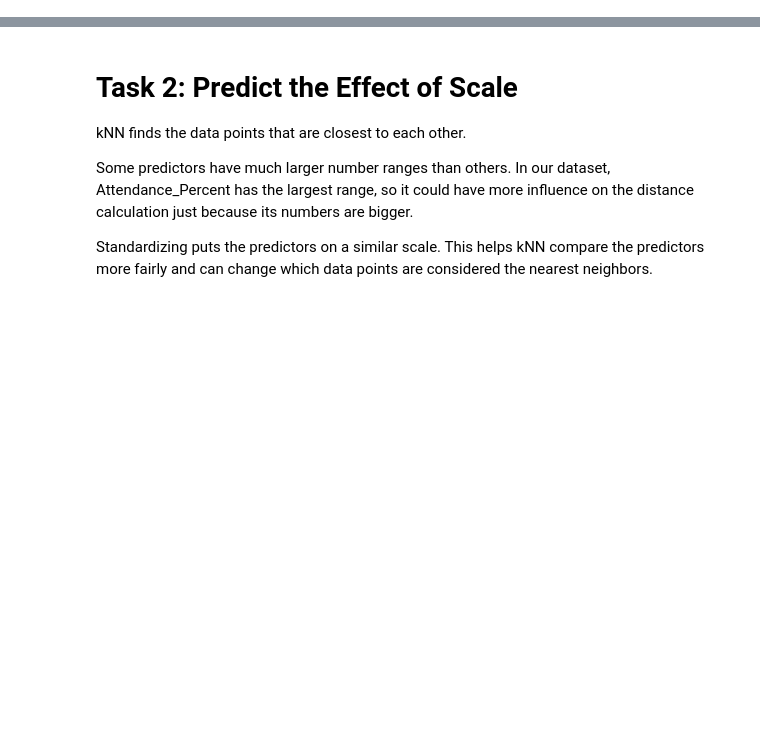
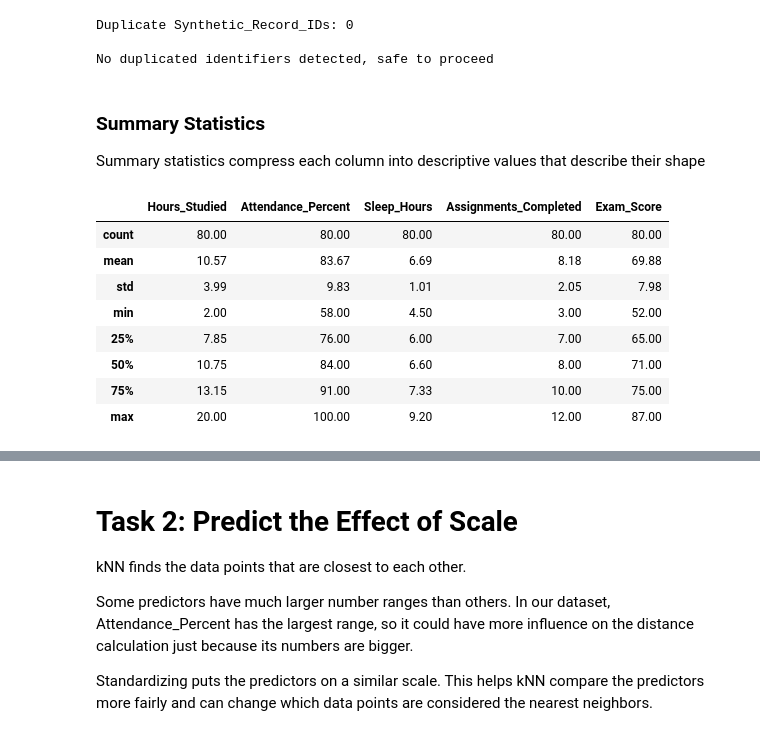
Before and after one commit to madewitt55/cs407-regression-activities, a Jupyter notebook: knn_regression/knn_regression.ipynb, the cells around one changed output, grey strips where cells are left out. Drawn from its saved outputs; the diff is of its cells as text; code cells hidden in the pictures; blank space fills up the shorter version.

```diff
--- a/knn_regression/knn_regression.ipynb
+++ b/knn_regression/knn_regression.ipynb
@@ -35,0 +85,28 @@ df.head()
+# %%
+# Detect duplicate records
+num_dupes = df['Synthetic_Record_ID'].duplicated().sum()
+print(f"Duplicate Synthetic_Record_IDs: {n_dupes}\n")
+
+if (num_dupes): print("Duplicate indentifiers detected, manual review required")
+else: print("No duplicated identifiers detected, safe to proceed")
+# %% [output]
+Duplicate Synthetic_Record_IDs: 0
+
+No duplicated identifiers detected, safe to proceed
+# %% [markdown]
+### Summary Statistics
+
+Summary statistics compress each column into descriptive values that describe their shape
+# %%
+pd.set_option('display.precision', 2) # 2 decimal places
+df.describe()
+# %% [output]
+|  | Hours_Studied | Attendance_Percent | Sleep_Hours | Assignments_Completed | Exam_Score |
+| count | 80.00 | 80.00 | 80.00 | 80.00 | 80.00 |
+| mean | 10.57 | 83.67 | 6.69 | 8.18 | 69.88 |
+| std | 3.99 | 9.83 | 1.01 | 2.05 | 7.98 |
+| min | 2.00 | 58.00 | 4.50 | 3.00 | 52.00 |
+| 25% | 7.85 | 76.00 | 6.00 | 7.00 | 65.00 |
+| 50% | 10.75 | 84.00 | 6.60 | 8.00 | 71.00 |
+| 75% | 13.15 | 91.00 | 7.33 | 10.00 | 75.00 |
+| max | 20.00 | 100.00 | 9.20 | 12.00 | 87.00 |
```
Also changed, not shown: parts of 20 cells of this notebook, 1 other file.
